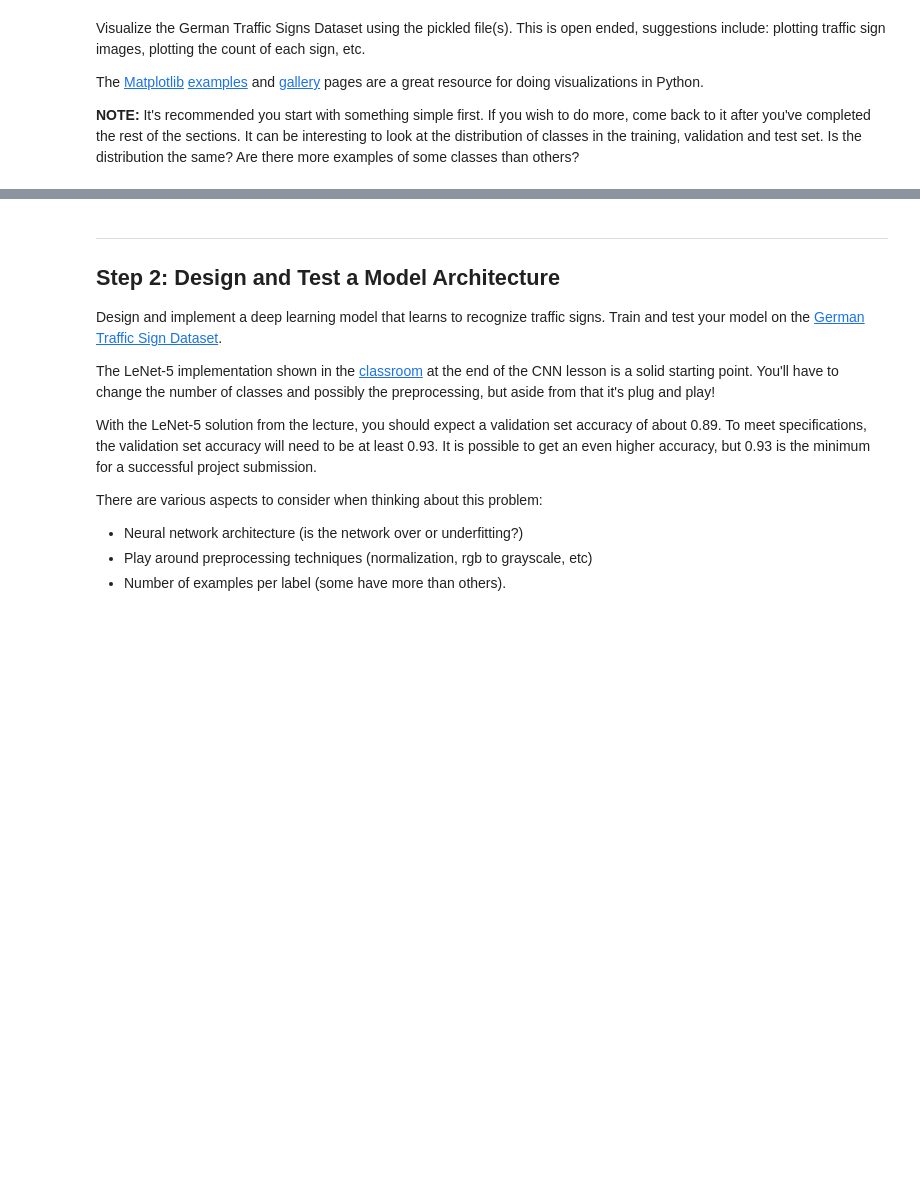
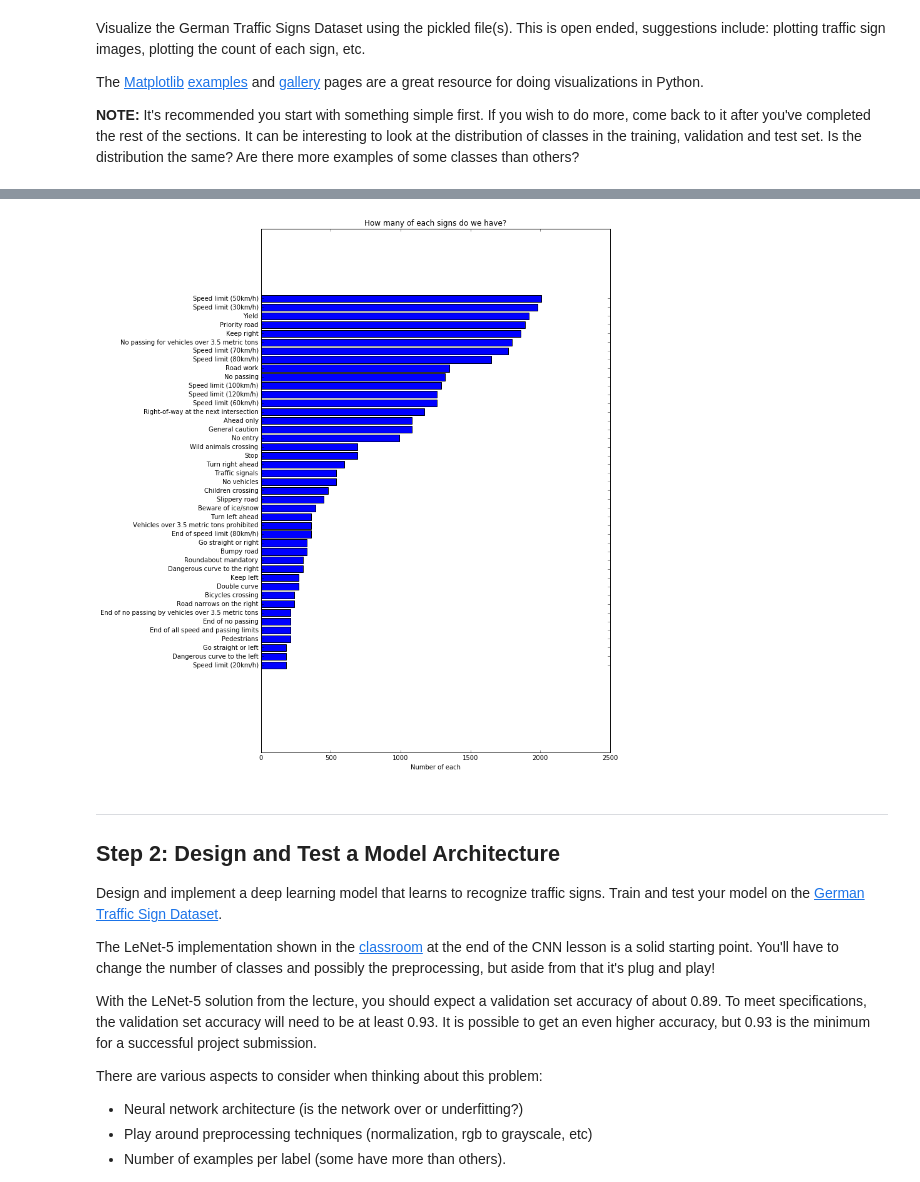
Before and after one commit to rainflute/traffic-sign-classifier, a Jupyter notebook: Traffic_Sign_Classifier.ipynb, the cells around one changed output, grey strips where cells are left out. Cells and saved outputs as stored; diff of their text form; code cells hidden in the pictures; blank space fills up the shorter version.

```diff
--- a/Traffic_Sign_Classifier.ipynb
+++ b/Traffic_Sign_Classifier.ipynb
@@ -118,3 +121,28 @@ No passing for vehicles over 3.5 metric tons
+# %%
+# Vitualize how many images for each sign
+import operator
+import numpy as np
+from collections import Counter
+c = Counter(y_train).items()
+# sort the sign by the sample number
+sorted_labels_by_samples = sorted(c, key=lambda tp: tp[1])
+
+labels,count = [],[]
+for t in sorted_labels_by_samples:
+    labels.append(sign_name_dict[t[0]])
+    count.append(t[1])
+fig, ax = plt.subplots(figsize=(10, 15))
+y_pos = np.arange(len(labels))
+ax.barh(y_pos, count, align='center', color='blue')
+ax.set_yticks(y_pos)
+ax.set_yticklabels(labels)
+# ax.invert_yaxis()  # labels read top-to-bottom
+ax.set_xlabel('Number of each')
+ax.set_title('How many of each signs do we have?')
+
+plt.show()
+# %% [output]
+[figure, added]
 # %% [markdown]
 ----
 
```
Also changed, not shown: parts of 17 cells of this notebook, 6 other files.
